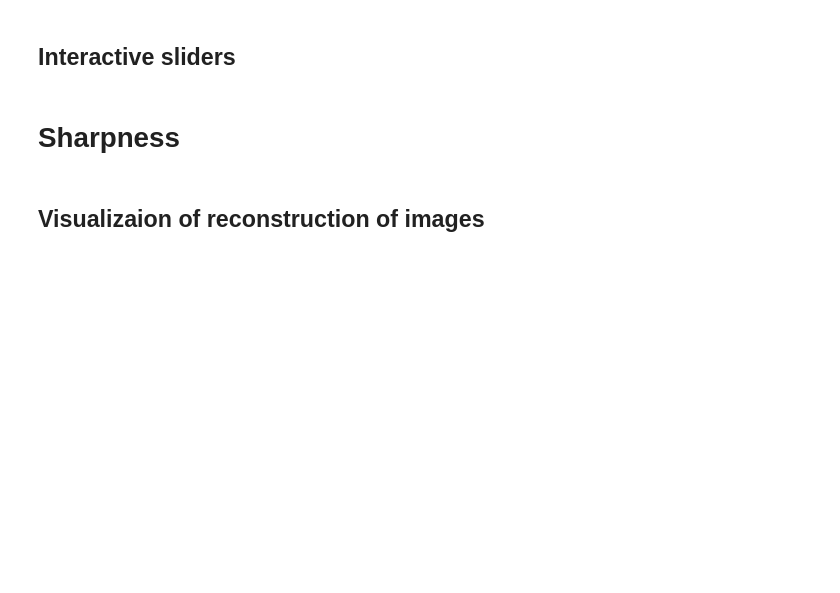
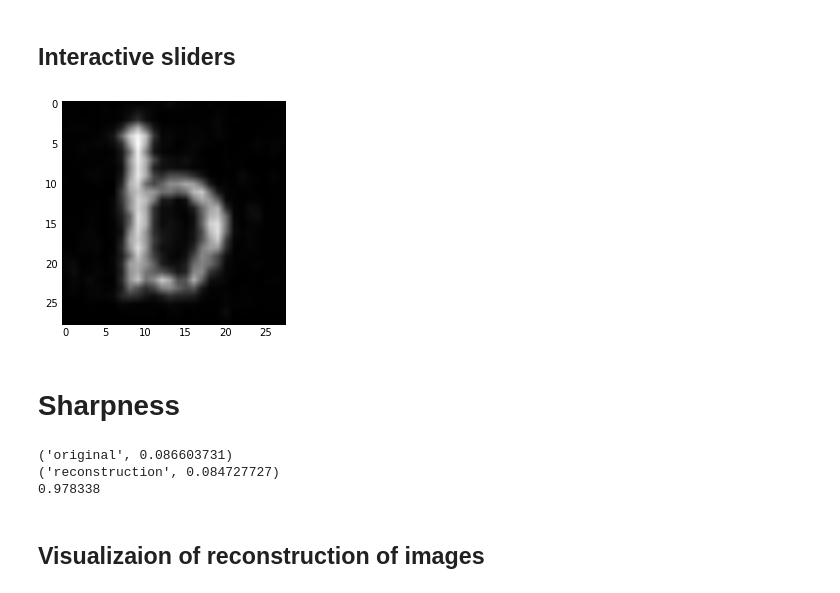
Before and after one commit to mehdidc/hiddenfactors, a Jupyter notebook: hidden_factors.ipynb, the cells around one changed output. Saved outputs shown, nothing was run; the diff lists cells and outputs as text; code cells hidden in the pictures; blank space fills up the shorter version.

```diff
--- a/hidden_factors.ipynb
+++ b/hidden_factors.ipynb
@@ -130,5 +135,6 @@ real_w, real_h = data.img_dim
 
 y = label_binarize(y, np.arange(output_dim))
 y = y.astype(np.float32)
+y_raw = data.y_raw
 # %%
 print(X.shape, y.shape, output_dim)
@@ -145,3 +149,3 @@ print(X.shape)
 # %%
-X, y = shuffle(X, y)
+X, y, y_raw = shuffle(X, y, y_raw)
 train, test = train_test_split(range(X.shape[0]), test_size=0.25)
@@ -248,7 +273,7 @@ if model_type == "convnet":
     Layers = dict()
     deconv = True
     ## CNN
-    latent_size = 10
+    latent_size = 50
     nb_filters=16
     size_filters=5
     nb_hidden=1000
@@ -461,12 +488,14 @@ functions = dict(
 
 batch_optimizer = MyBatchOptimizer(
     verbose=1,
-    max_nb_epochs=100,
+    max_nb_epochs=2000,
     batch_size=100,
     optimization_procedure=(updates.rmsprop,
                             {"learning_rate": 0.0001})
 )
 
+def total_variation_loss(x):
+    return (((x[:,:,:-1,:-1] - x[:,:,1:,:-1])**2 + (x[:,:,:-1,:-1] - x[:,:,:-1,1:])**2)**1.25).sum()
 
 
 def loss_function(model, tensors):
@@ -485,10 +514,11 @@ def loss_function(model, tensors):
     loss_supervised = ((y_hat - y_batch)**2).sum(axis=1).mean()
 
 
-
+    X_hat_reshaped = X_hat.reshape( (X_hat.shape[0], 1, h, w) )
     return  (loss_rec +
              10*loss_supervised +
-             15 * cross_correlation(z, y_hat))
+             10 * cross_correlation(z, y_hat))
+             #0.001 * -total_variation_loss(X_hat_reshaped))
 
 capsule = Capsule(
     input_variables,
@@ -577,8 +634,8 @@ plt.show()
 # %%
 
 from IPython.html.widgets import (interact, interactive,
-                                  IntSliderWidget, IntSlider, FloatSliderWidget,
-                                  ButtonWidget
+                                  IntSlider, FloatSlider,
+                                  Button
                                   )
 from IPython.display import display # Used to display widgets in the notebook
 
@@ -607,8 +664,8 @@ else:
 
 boundaries = OrderedDict()
 for p in (params):
-    boundaries["{0}".format(p)] = FloatSliderWidget(min=z[:, p].min(),
-                                                    max=z[:, p].max(),
+    boundaries["{0}".format(p)] = FloatSlider(min=-2*z[:, p].std(),
+                                                    max=2*z[:, p].std(),
                                                     step=0.01,
                                                     value=0.)
 d = 0
@@ -640,40 +697,42 @@ def draw(**all_params):
 p = dict()
 p.update(boundaries)
 
-label_selector = IntSliderWidget(min=0,max=26,step=1,value=l)
+label_selector = IntSlider(min=0,max=26,step=1,value=l)
 p["label"] = label_selector
 
 if use_examples is True:
-    example_selector = IntSliderWidget(min=0,max=nb-1,step=1,value=d)
+    example_selector = IntSlider(min=0,max=nb-1,step=1,value=d)
     p["example"] = example_selector
 
 i = interact(**p)
 
 
 
 def on_button_clicked(b):
 
     example = example_selector.get_state()["value"]
     z = capsule.encode(x[example:example + 1])
     for p in params:
         w = boundaries["{0}".format(p)]
         state = w.get_state()
         state["value"] = z[0, int(p)]
         w.set_state(state)
         w.send_state(state)
 
     state = label_selector.get_state()
     state["value"] = y[example].argmax()
     label_selector.set_state(state)
     label_selector.send_state(state)
 
 
 draw_i = i(draw)
 
 if use_examples is True:
     button = widgets.ButtonWidget(description="fit!")
     display(button)
     button.on_click(on_button_clicked)
+# %% [output]
+[figure, added]
 # %% [markdown]
 # Sharpness
 # %%
@@ -692,6 +751,10 @@ x_hat_ = x_hat_.reshape((x_hat_.shape[0], w, h))
 print("original", sharpness(x_))
 print("reconstruction", sharpness(x_hat_))
 print(sharpness(x_hat_)/sharpness(x_))
+# %% [output]
+('original', 0.086603731)
+('reconstruction', 0.084727727)
+0.978338
 # %% [markdown]
 ## Visualizaion of reconstruction of images
 # %%
```
Also changed, not shown: parts of 16 cells of this notebook, 1 other file.
